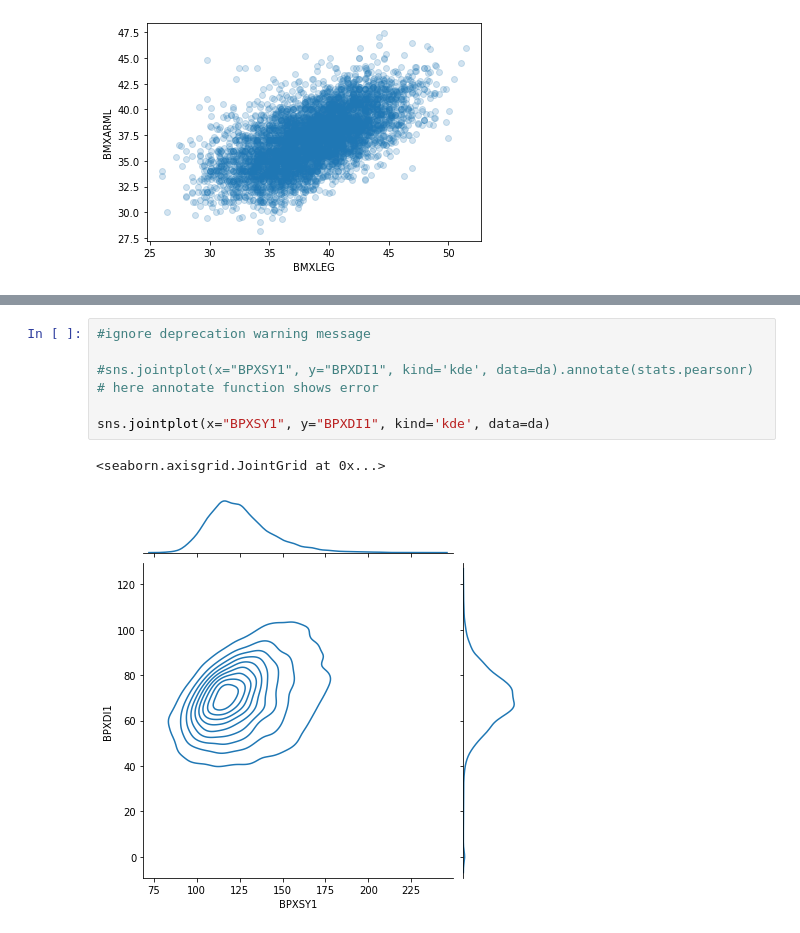
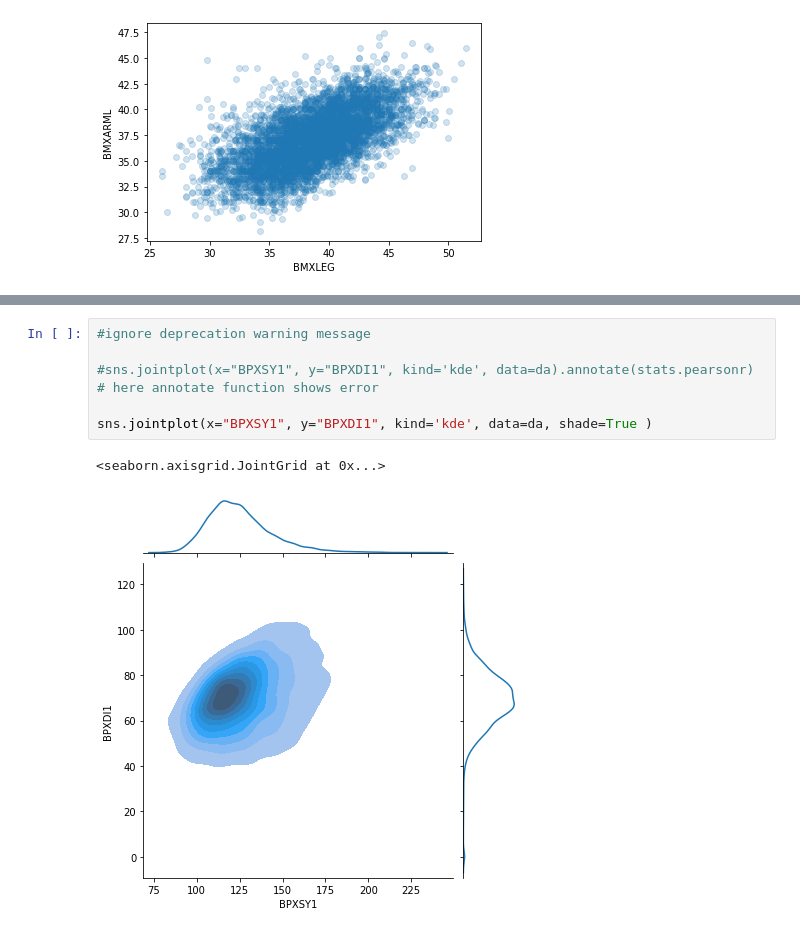
Before and after one commit to Gokulvasan-V/Coursera_practice, a Jupyter notebook: nhanes_multivariate_analyses.ipynb, the cells around one changed output, grey strips where cells are left out. Drawn from its saved outputs; the diff is of its cells as text.

```diff
--- a/nhanes_multivariate_analyses.ipynb
+++ b/nhanes_multivariate_analyses.ipynb
@@ -42,9 +42,9 @@ sns.jointplot(x="BMXLEG", y="BMXARML", kind='kde', data=da,
 # %%
 #ignore deprecation warning message
 
 #sns.jointplot(x="BPXSY1", y="BPXDI1", kind='kde', data=da).annotate(stats.pearsonr) # here annotate function shows error
 
-sns.jointplot(x="BPXSY1", y="BPXDI1", kind='kde', data=da)
+sns.jointplot(x="BPXSY1", y="BPXDI1", kind='kde', data=da, shade=True )
 # %% [output]
 <seaborn.axisgrid.JointGrid at 0x...>
-[figure, old version]
+[figure, new version]
```
Also changed, not shown: parts of 1 cell of this notebook.
